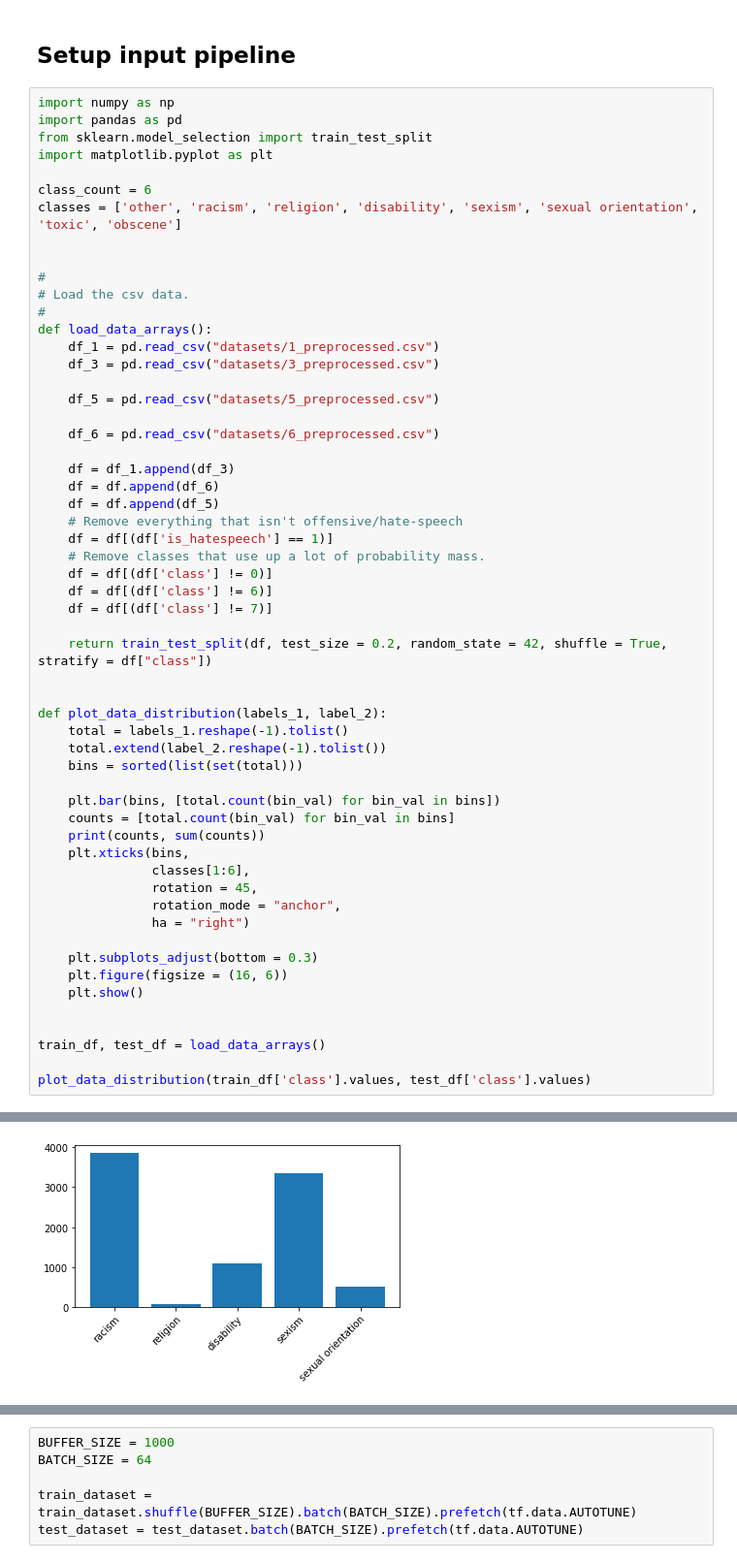
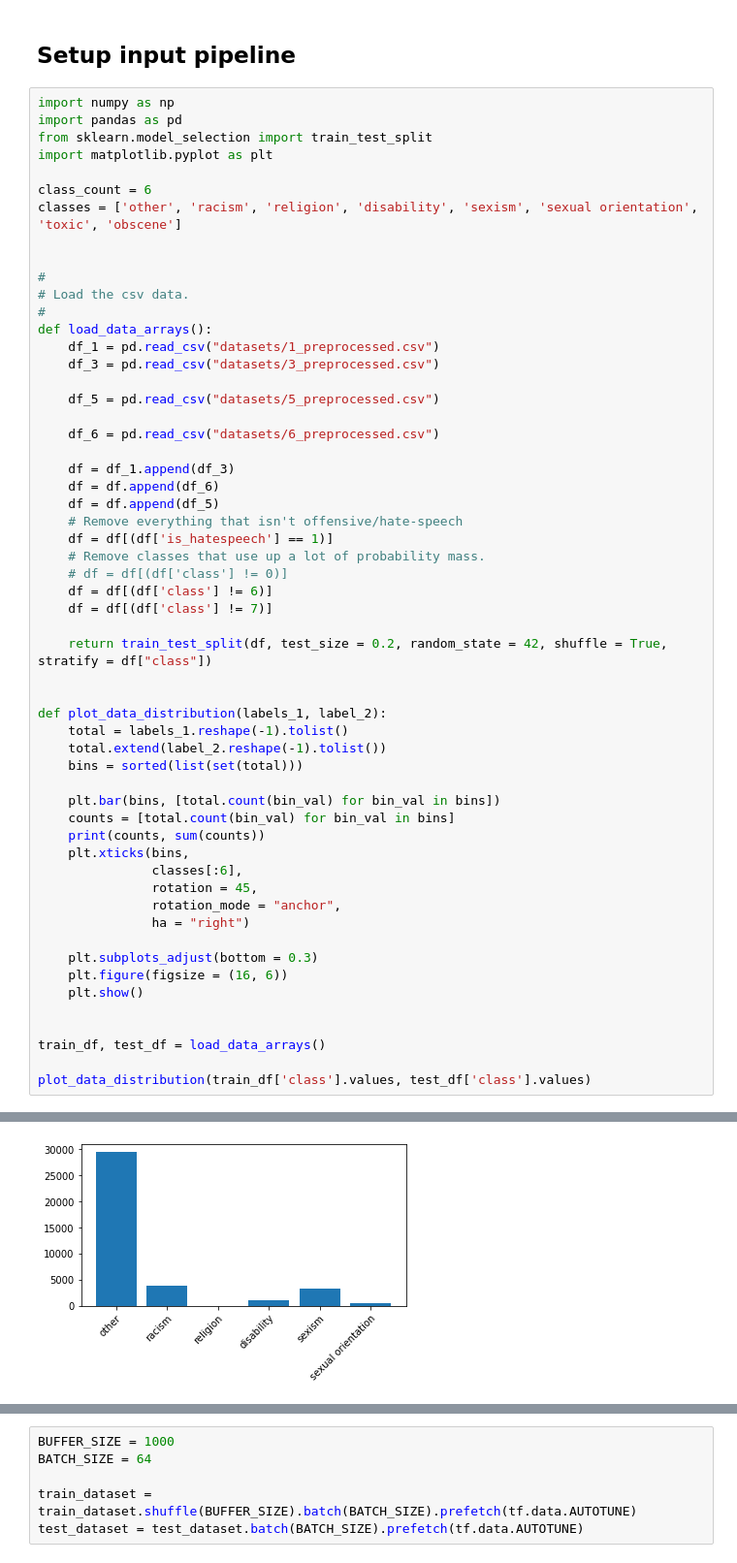
Before and after one commit to Caramba997/hatespeech_classifier, a Jupyter notebook: text_multi_classification_rnn.ipynb, the cells around one changed output, grey strips where cells are left out. Shown at 97% size. Drawn from its saved outputs; the diff is of its cells as text.

```diff
--- a/text_multi_classification_rnn.ipynb
+++ b/text_multi_classification_rnn.ipynb
@@ -47,7 +47,7 @@ def load_data_arrays():
     # Remove everything that isn't offensive/hate-speech
     df = df[(df['is_hatespeech'] == 1)]
     # Remove classes that use up a lot of probability mass.
-    df = df[(df['class'] != 0)]
+    # df = df[(df['class'] != 0)]
     df = df[(df['class'] != 6)]
     df = df[(df['class'] != 7)]
 
@@ -63,7 +63,7 @@ def plot_data_distribution(labels_1, label_2):
     counts = [total.count(bin_val) for bin_val in bins]
     print(counts, sum(counts))
     plt.xticks(bins,
-               classes[1:6],
+               classes[:6],
                rotation = 45,
                rotation_mode = "anchor",
                ha = "right")
@@ -81,4 +81,4 @@ plot_data_distribution(train_df['class'].values, test_df['class'].values)
-[figure, old version]
+[figure, new version]
 <Figure size 1152x432 with 0 Axes>
 # %%
 #
```
Also changed, not shown: parts of 7 cells of this notebook, 6 other files.
